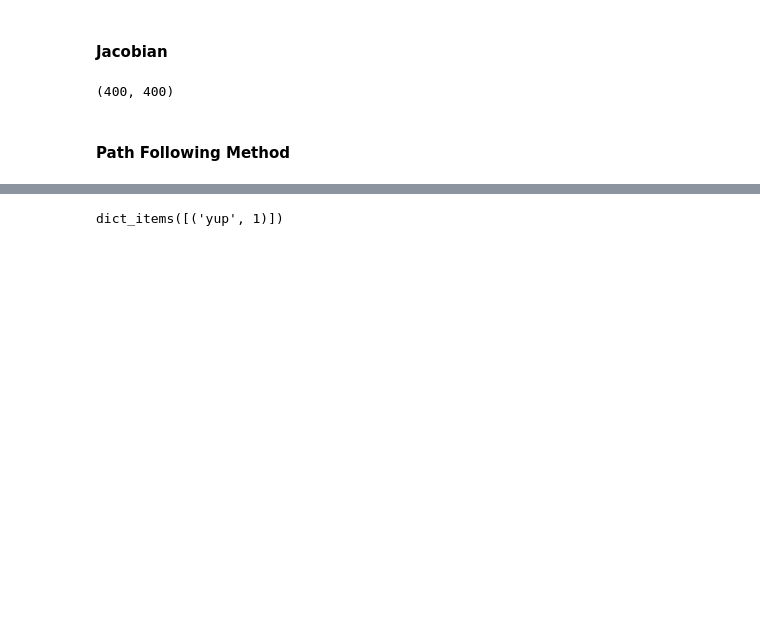
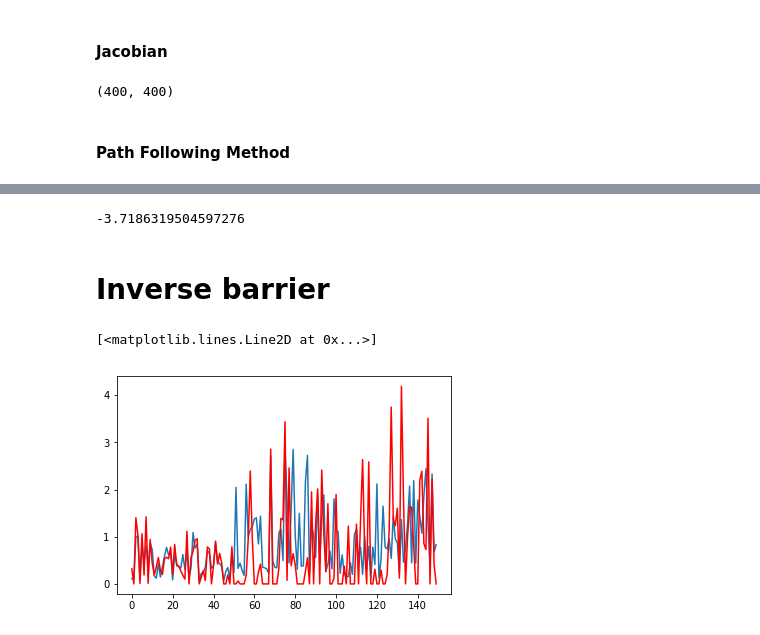
Before and after one commit to Didanny/CMPS-351-Assignments, a Jupyter notebook: Assignment 10/Assignment10(2).ipynb, the cells around one changed output, grey strips where cells are left out. Saved outputs shown, nothing was run; the diff lists cells and outputs as text; code cells hidden in the pictures; blank space fills up the shorter version.

```diff
--- a/Assignment 10/Assignment10(2).ipynb
+++ b/Assignment 10/Assignment10(2).ipynb
@@ -87,20 +211,22 @@ def backtrack(x, nu, lam, t, p, alpha=0.01, beta=0.8):
 
     return t
 # %%
-def interior_LP(x0, nu0, lam0, tau, tol1, tol2, mu):
+def interior_LP(x0, nu0, lam0, tau, mu = 2, tol1 = 1e-6, tol2=1e-6):
 
-    iterations = 0
-    x_star = None
-    nu_star = None
-    lam_star = None
-    dual_gap = None
+    iterations  = 0
+    x_star      = None
+    nu_star     = None
+    lam_star    = None
+    dual_gap    = None
 
     x = x0
     nu = nu0
     lam = lam0
 
-    while 150 * tau > tol1:
-        while la.norm(residual(x, nu, lam)) > tol2:
+    while 150 * tau >= tol1:
+        while la.norm(residual(x, nu, lam)) >= tol2:
+
+            print(la.norm(residual(x, nu, lam)))
 
             p = la.solve(jacobian(x, nu, lam), - residual(x, nu, lam))
 
@@ -108,10 +234,11 @@ def interior_LP(x0, nu0, lam0, tau, tol1, tol2, mu):
             delta_nu = p[150:250].reshape([100, 1])
             delta_lam = p[250:].reshape([150, 1])
 
-            s_max = np.amin(lam / delta_lam)
+            s_max = np.amin(np.abs(np.divide(lam , delta_lam)))
             t = min(1, 0.99*s_max)
 
-            t = backtrack(x, nu, lam, t, p)
+            print(t)
+            t = backtrack(x, nu, lam, t, p,tau)
 
             x = x + t*delta_x
             nu = nu + t*delta_nu
@@ -171,0 +263,2 @@ print(p[250:])
+# %%
+yo = interior_LP(xstar, nustar, lam, tau)
@@ -172,2 +307,2 @@ print(p[250:])
 # %%
-solution = Bunch()
+solution.x
@@ -174,6 +327,12 @@ solution = Bunch()
-# %%
-solution.yup = 1
-# %%
-solution.items()
-# %% [output]
-dict_items([('yup', 1)])
+# %%
+pobj@solution.x
+# %% [output]
+-3.7186319504597276
+# %% [markdown]
+# Inverse barrier
+# %%
+plt.plot(yo.x_star)
+plt.plot(solution.x, color='red')
+# %% [output]
+[<matplotlib.lines.Line2D at 0x...>]
+[figure, added]
```
Also changed, not shown: parts of 31 cells of this notebook, 2 other files.
